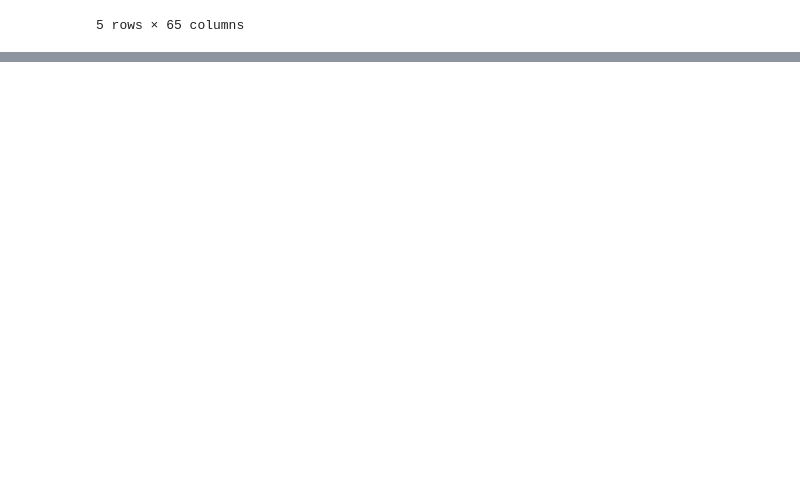
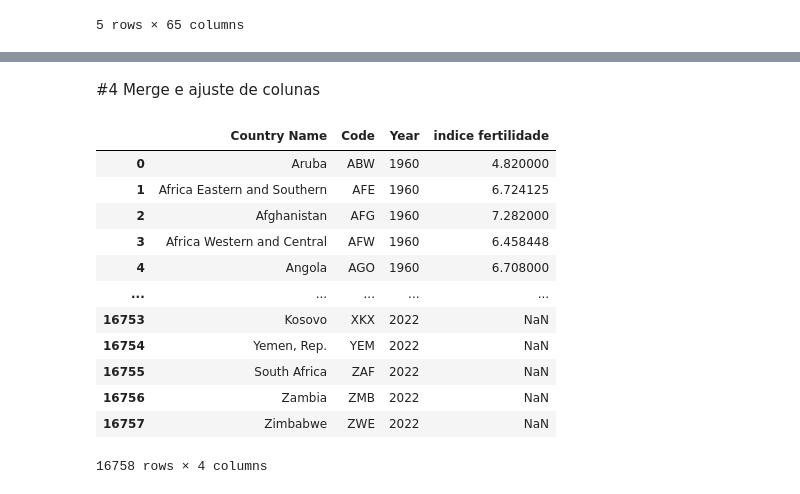
Before and after one commit to Lorybs/PES_ciencia_de_dados, a Jupyter notebook: ProjetoPES.ipynb, the cells around one changed output, grey strips where cells are left out. Drawn from its saved outputs; the diff is of its cells as text; code cells hidden in the pictures; blank space fills up the shorter version.

```diff
--- a/ProjetoPES.ipynb
+++ b/ProjetoPES.ipynb
@@ -58,0 +194,20 @@ educacao.head()
+# %% [markdown]
+#4 Merge e ajuste de colunas
+# %%
+fertilidade = pd.melt(frame = fertilidade,id_vars=['Country Name','Code'], var_name = 'Year',value_name='indice fertilidade')
+# %%
+fertilidade
+# %% [output]
+|  | Country Name | Code | Year | indice fertilidade |
+| 0 | Aruba | ABW | 1960 | 4.820000 |
+| 1 | Africa Eastern and Southern | AFE | 1960 | 6.724125 |
+| 2 | Afghanistan | AFG | 1960 | 7.282000 |
+| 3 | Africa Western and Central | AFW | 1960 | 6.458448 |
+| 4 | Angola | AGO | 1960 | 6.708000 |
+| ... | ... | ... | ... | ... |
+| 16753 | Kosovo | XKX | 2022 | NaN |
+| 16754 | Yemen, Rep. | YEM | 2022 | NaN |
+| 16755 | South Africa | ZAF | 2022 | NaN |
+| 16756 | Zambia | ZMB | 2022 | NaN |
+| 16757 | Zimbabwe | ZWE | 2022 | NaN |
+16758 rows × 4 columns
```
Also changed, not shown: parts of 31 cells of this notebook.
